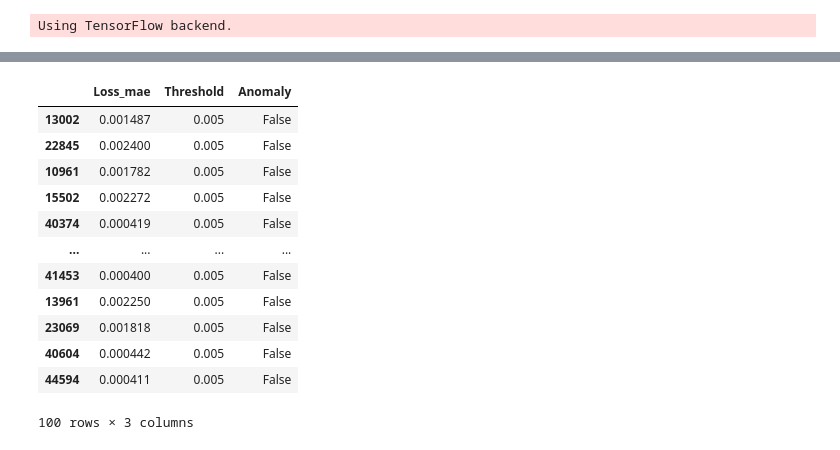
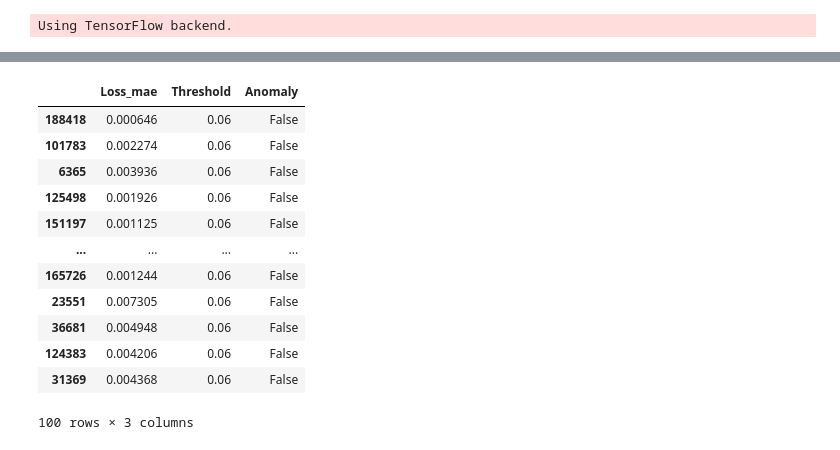
Before and after one commit to lestercardoz11/fault-detection-for-predictive-maintenance-in-industry-4.0, a Jupyter notebook: [2x2]/Autoencoder/Autoencoder/Autoencoder (OR - 0.021).ipynb, the cells around one changed output, grey strips where cells are left out. Cells and saved outputs as stored; diff of their text form; code cells hidden in the pictures.

```diff
--- a/[2x2]/Autoencoder/Autoencoder/Autoencoder (OR - 0.021).ipynb
+++ b/[2x2]/Autoencoder/Autoencoder/Autoencoder (OR - 0.021).ipynb
@@ -61,24 +77,20 @@ act_func = 'elu'
 # Input layer:
 model=Sequential()
 # First hidden layer, connected to input vector X.
-model.add(Dense(6,activation=act_func,
+model.add(Dense(32, activation=act_func,
                 kernel_initializer='glorot_uniform',
                 kernel_regularizer=regularizers.l2(0.0),
                 input_shape=(X_train.shape[1],)
                )
          )
 
-model.add(Dense(2,activation=act_func,
-                kernel_initializer='glorot_uniform'))
+model.add(Dense(2, activation=act_func, kernel_initializer='glorot_uniform'))
 
-model.add(Dense(6,activation=act_func,
-                kernel_initializer='glorot_uniform'))
+model.add(Dense(32, activation=act_func, kernel_initializer='glorot_uniform'))
 
-model.add(Dense(X_train.shape[1],
-                kernel_initializer='glorot_uniform'))
+model.add(Dense(X_train.shape[1], kernel_initializer='glorot_uniform'))
 
-model.compile(loss='mse',optimizer='adam', metrics=['accuracy'] )
+model.compile(loss='mse',optimizer='adam')
 
 # Train model for 100 epochs, batch size of 10:
-NUM_EPOCHS=100
-BATCH_SIZE=100
+model.summary()
@@ -85,7 +114,10 @@ BATCH_SIZE=100
 # %%
-history=model.fit(np.array(X_train),np.array(X_train),
+NUM_EPOCHS=100
+BATCH_SIZE=1000
+history=model.fit(X_train,X_train,
                   batch_size=BATCH_SIZE,
                   epochs=NUM_EPOCHS,
-                  validation_split=0.05,
-                  verbose = 1)
+                  validation_split=0.1,
+                  verbose = 1,
+                  shuffle = False)
 # %% [output]
@@ -121,11 +153,11 @@ plt.show()
+# %%
+X_pred = model.predict(X_train)
 # %%
-X_pred = model.predict(np.array(X_train))
-
 import seaborn as sns
 
 scored = np.mean(np.abs(X_pred-X_train), axis = 1)
 plt.figure()
-sns.distplot(scored, bins = 10, kde= True, color = 'blue');
-plt.xlim([0.0,.02])
+g = sns.distplot(scored, bins = 10, kde= True);
+#g.set(xlim=(0.05,0.10), ylim=(0, 1))
 plt.show()
 # %% [output]
@@ -133,24 +170,23 @@ plt.show()
 # %%
-X_pred = model.predict(np.array(X_test))
-
+TH = 0.06
 scored = pd.DataFrame()
-scored['Loss_mae'] = np.mean(np.abs(X_pred-X_test), axis = 1)
-scored['Threshold'] = 0.005
+scored['Loss_mae'] = np.mean(np.abs(X_pred-X_train), axis = 1)
+scored['Threshold'] = TH
 scored['Anomaly'] = scored['Loss_mae'] > scored['Threshold']
 scored.sample(100)
 # %% [output]
 |  | Loss_mae | Threshold | Anomaly |
-| 13002 | 0.001487 | 0.005 | False |
-| 22845 | 0.002400 | 0.005 | False |
-| 10961 | 0.001782 | 0.005 | False |
-| 15502 | 0.002272 | 0.005 | False |
-| 40374 | 0.000419 | 0.005 | False |
+| 188418 | 0.000646 | 0.06 | False |
+| 101783 | 0.002274 | 0.06 | False |
+| 6365 | 0.003936 | 0.06 | False |
+| 125498 | 0.001926 | 0.06 | False |
+| 151197 | 0.001125 | 0.06 | False |
 | ... | ... | ... | ... |
-| 41453 | 0.000400 | 0.005 | False |
-| 13961 | 0.002250 | 0.005 | False |
-| 23069 | 0.001818 | 0.005 | False |
-| 40604 | 0.000442 | 0.005 | False |
-| 44594 | 0.000411 | 0.005 | False |
+| 165726 | 0.001244 | 0.06 | False |
+| 23551 | 0.007305 | 0.06 | False |
+| 36681 | 0.004948 | 0.06 | False |
+| 124383 | 0.004206 | 0.06 | False |
+| 31369 | 0.004368 | 0.06 | False |
 100 rows × 3 columns
 # %%
 X_pred_train = model.predict(np.array(X_train))
```
Also changed, not shown: parts of 18 cells of this notebook, 2 other files.
